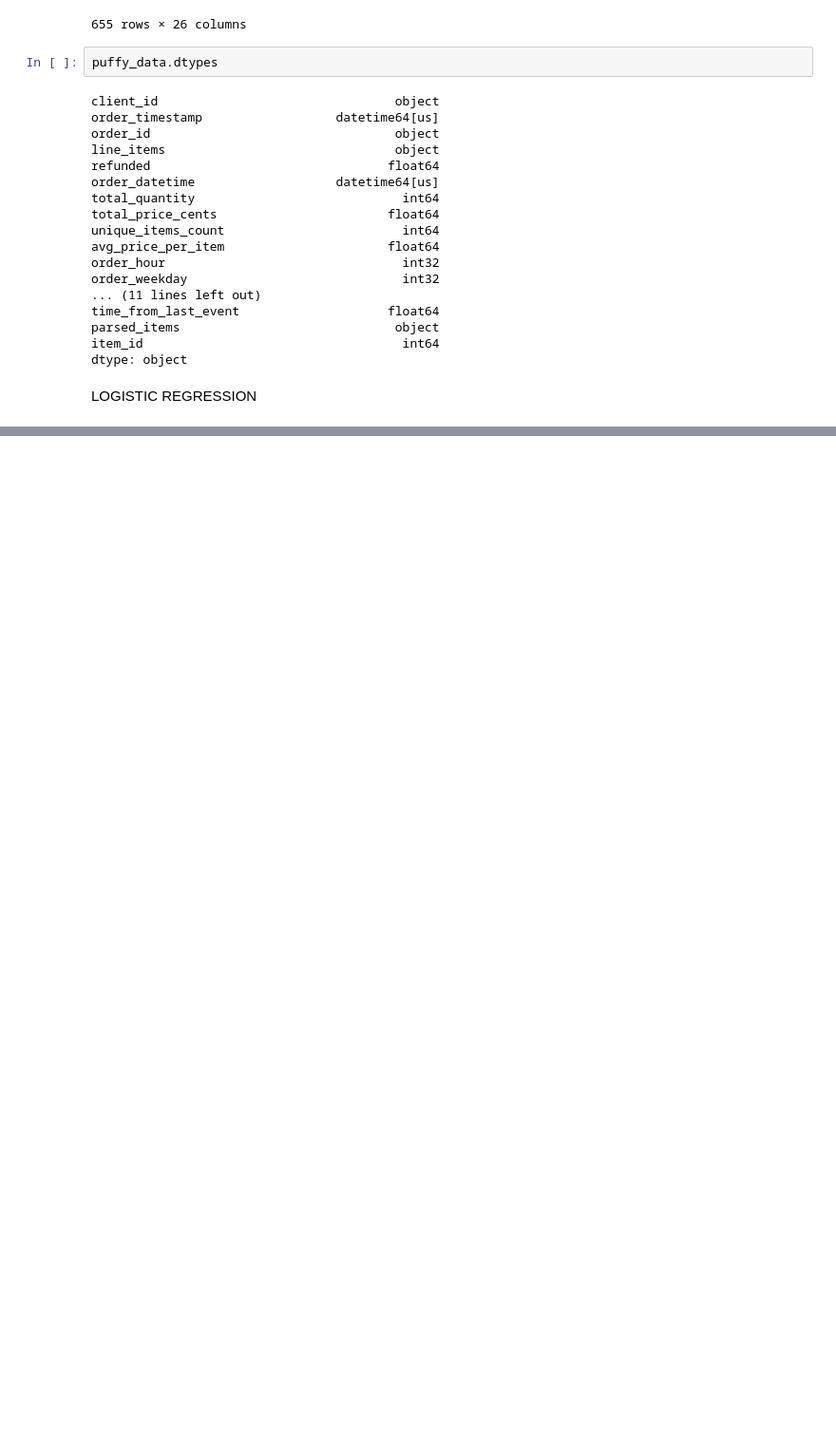
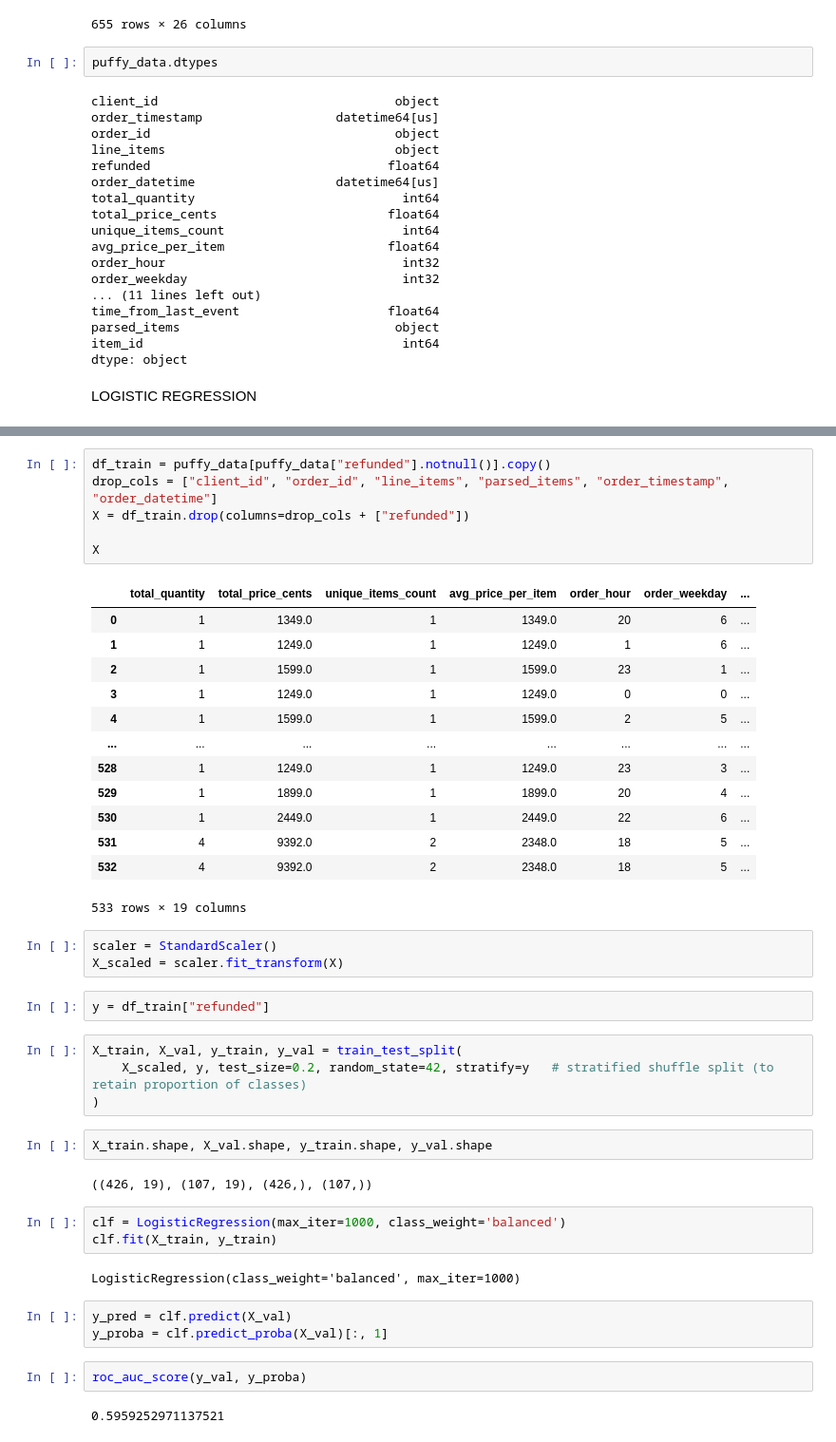
Before and after one commit to rsm-kkattigenahally/Kaggle-puffy-lost-sleep-challenge, a Jupyter notebook: predictions.ipynb, the cells around one changed output, grey strips where cells are left out. Shown at 95% size. Saved outputs shown, nothing was run; the diff lists cells and outputs as text; blank space fills up the shorter version.

```diff
--- a/predictions.ipynb
+++ b/predictions.ipynb
@@ -503,0 +528,45 @@ LOGISTIC REGRESSION
+# %%
+df_train = puffy_data[puffy_data["refunded"].notnull()].copy()
+drop_cols = ["client_id", "order_id", "line_items", "parsed_items", "order_timestamp", "order_datetime"]
+X = df_train.drop(columns=drop_cols + ["refunded"])
+
+X
+# %% [output]
+|  | total_quantity | total_price_cents | unique_items_count | avg_price_per_item | order_hour | order_weekday | ... |
+| 0 | 1 | 1349.0 | 1 | 1349.0 | 20 | 6 | ... |
+| 1 | 1 | 1249.0 | 1 | 1249.0 | 1 | 6 | ... |
+| 2 | 1 | 1599.0 | 1 | 1599.0 | 23 | 1 | ... |
+| 3 | 1 | 1249.0 | 1 | 1249.0 | 0 | 0 | ... |
+| 4 | 1 | 1599.0 | 1 | 1599.0 | 2 | 5 | ... |
+| ... | ... | ... | ... | ... | ... | ... | ... |
+| 528 | 1 | 1249.0 | 1 | 1249.0 | 23 | 3 | ... |
+| 529 | 1 | 1899.0 | 1 | 1899.0 | 20 | 4 | ... |
+| 530 | 1 | 2449.0 | 1 | 2449.0 | 22 | 6 | ... |
+| 531 | 4 | 9392.0 | 2 | 2348.0 | 18 | 5 | ... |
+| 532 | 4 | 9392.0 | 2 | 2348.0 | 18 | 5 | ... |
+533 rows × 19 columns
+# %%
+scaler = StandardScaler()
+X_scaled = scaler.fit_transform(X)
+# %%
+y = df_train["refunded"]
+# %%
+X_train, X_val, y_train, y_val = train_test_split(
+    X_scaled, y, test_size=0.2, random_state=42, stratify=y   # stratified shuffle split (to retain proportion of classes)
+)
+# %%
+X_train.shape, X_val.shape, y_train.shape, y_val.shape
+# %% [output]
+((426, 19), (107, 19), (426,), (107,))
+# %%
+clf = LogisticRegression(max_iter=1000, class_weight='balanced')
+clf.fit(X_train, y_train)
+# %% [output]
+LogisticRegression(class_weight='balanced', max_iter=1000)
+# %%
+y_pred = clf.predict(X_val)
+y_proba = clf.predict_proba(X_val)[:, 1]
+# %%
+roc_auc_score(y_val, y_proba)
+# %% [output]
+0.5959252971137521
```
Also changed, not shown: parts of 34 cells of this notebook, 2 other files.
